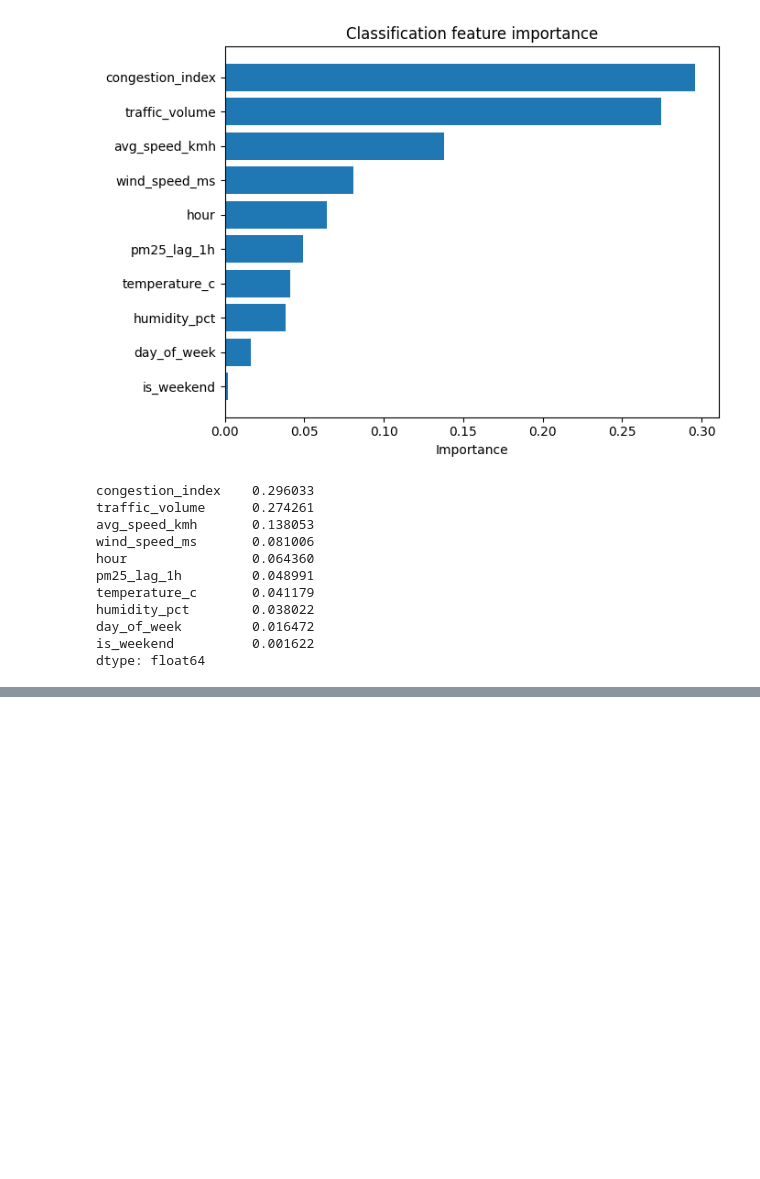
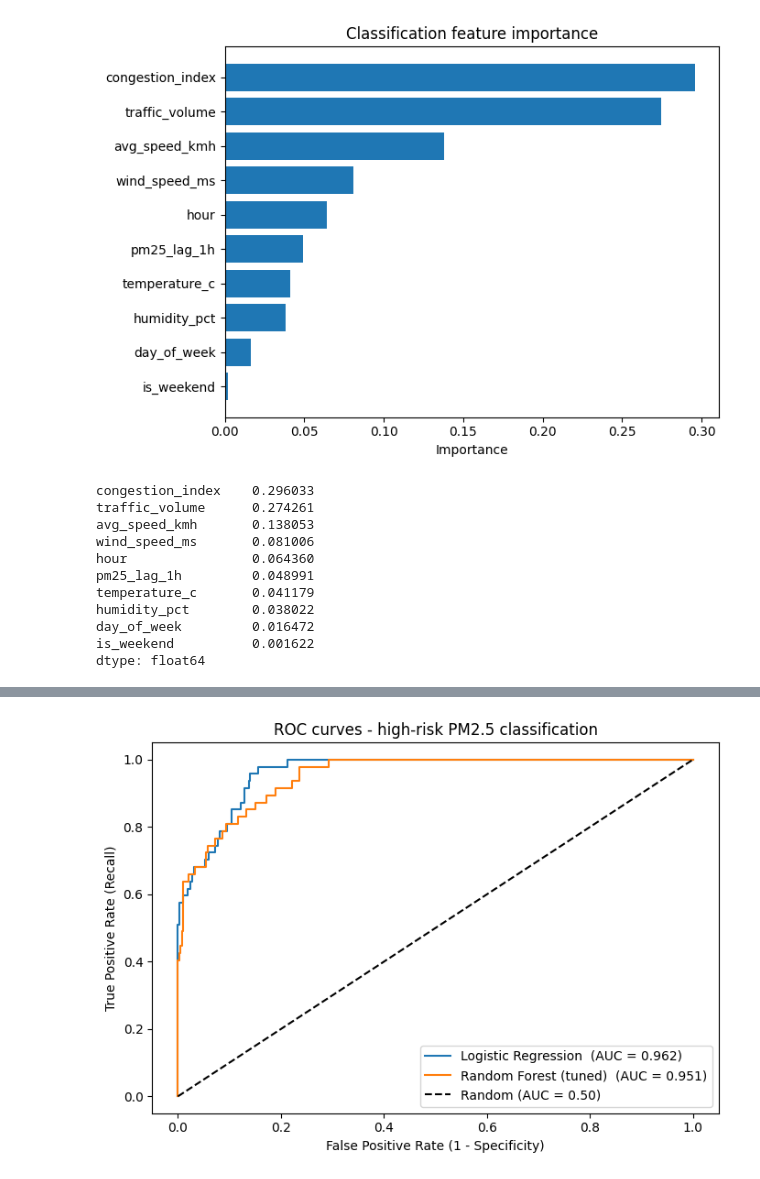
Before and after one commit to hktodorova/urban_air_quality_project, a Jupyter notebook: notebooks/urban_air_quality_analysis.ipynb, the cells around one changed output, grey strips where cells are left out. Drawn from its saved outputs; the diff is of its cells as text; code cells hidden in the pictures; blank space fills up the shorter version.

Commit message:
Add ROC and precision-recall analysis

```diff
--- a/notebooks/urban_air_quality_analysis.ipynb
+++ b/notebooks/urban_air_quality_analysis.ipynb
@@ -686,0 +691,21 @@ dtype: float64
+# %%
+plt.figure(figsize=(7, 5))
+
+# Plot ROC for each classifier that supports predict_proba
+for name, model in [("Logistic Regression", log_clf), ("Random Forest (tuned)", best_cls)]:
+    # predict_proba returns [P(class=0), P(class=1)] – take column 1 for the positive class
+    proba = model.predict_proba(X_test_c)[:, 1]
+    fpr, tpr, _ = roc_curve(y_test_c, proba)
+    auc = roc_auc_score(y_test_c, proba)
+    plt.plot(fpr, tpr, label=f"{name}  (AUC = {auc:.3f})")
+
+# Diagonal reference line = random classifier (AUC = 0.5)
+plt.plot([0, 1], [0, 1], "k--", label="Random (AUC = 0.50)")
+plt.xlabel("False Positive Rate (1 - Specificity)")
+plt.ylabel("True Positive Rate (Recall)")
+plt.title("ROC curves - high-risk PM2.5 classification")
+plt.legend(loc="lower right")
+plt.tight_layout()
+plt.show()
+# %% [output]
+[figure, added]
```
Also changed, not shown: parts of 4 cells of this notebook.
